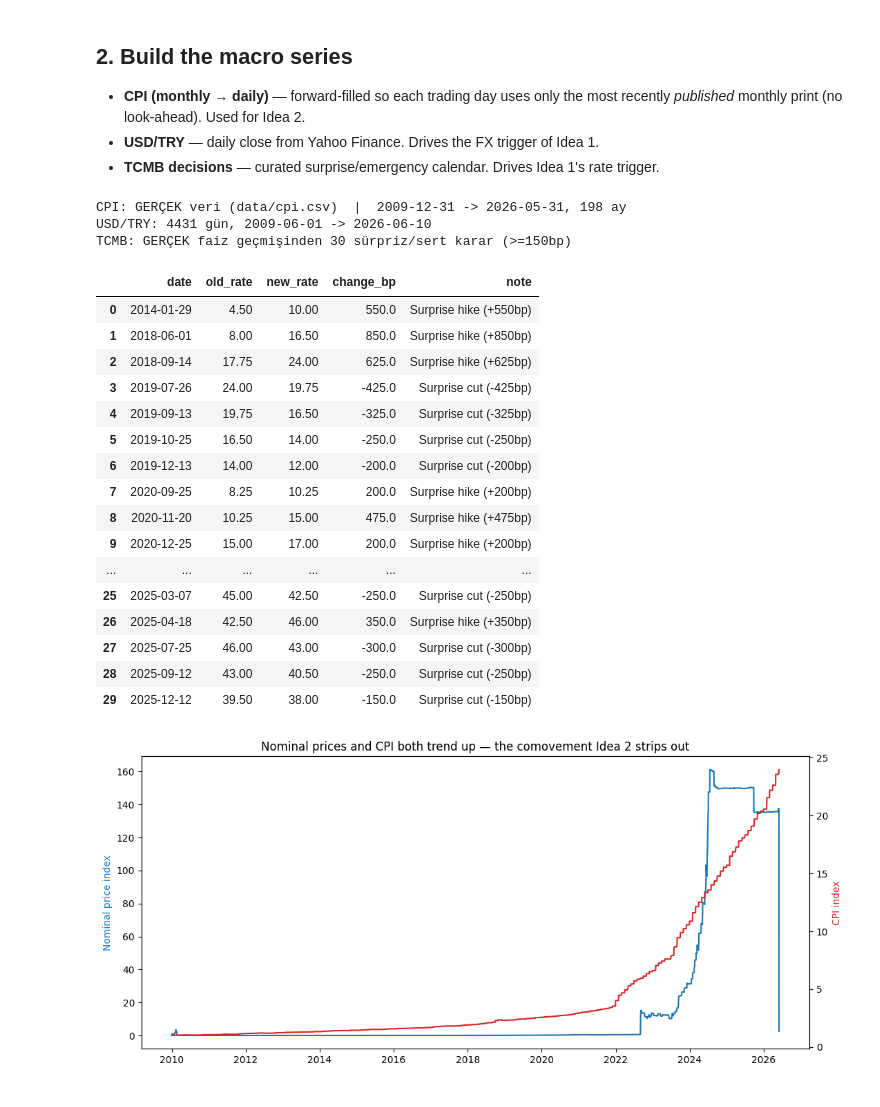
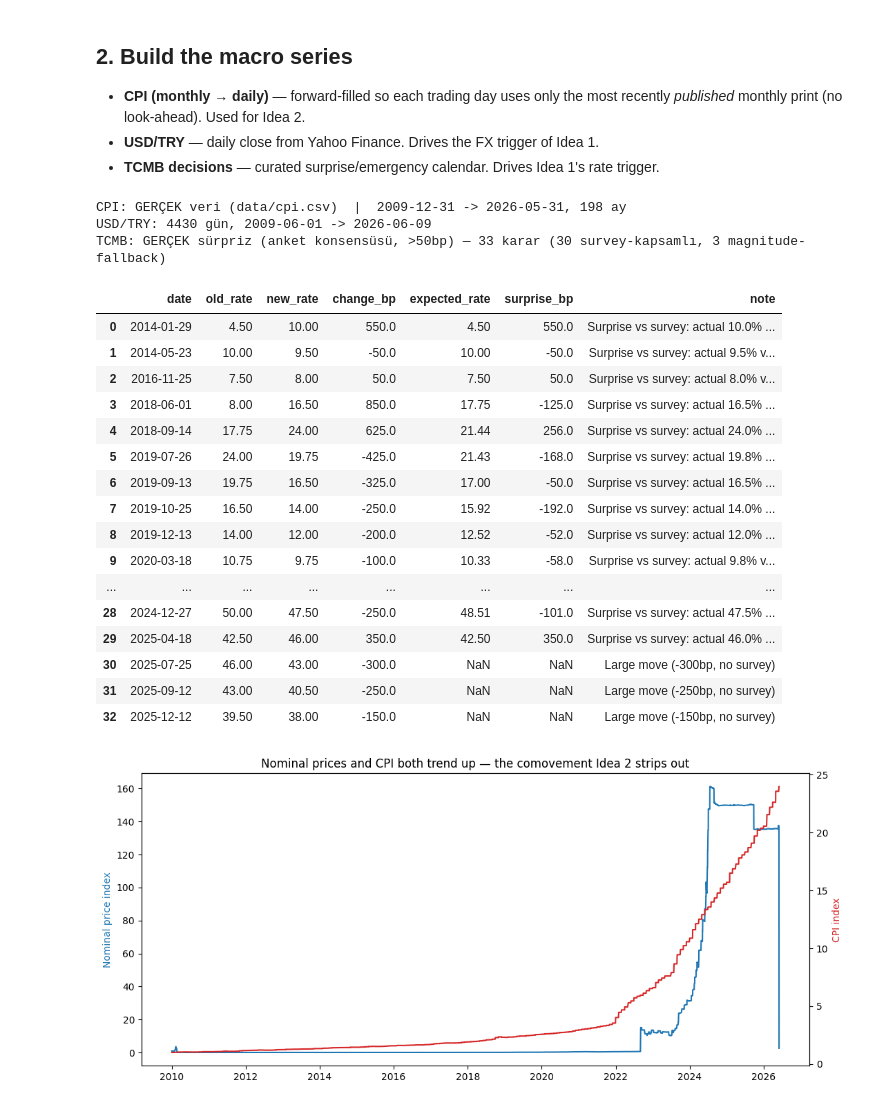
Before and after one commit to ferkayde/pairs_trading, a Jupyter notebook: bist_experimental/experimental_ideas.ipynb, the cells around one changed output. Saved outputs shown, nothing was run; the diff lists cells and outputs as text; code cells hidden in the pictures.

```diff
--- a/bist_experimental/experimental_ideas.ipynb
+++ b/bist_experimental/experimental_ideas.ipynb
@@ -76,48 +76,59 @@ Working universe (>= 378 valid days): 560 tickers  (~156,520 pairs/window)
 # %%
 # CPI: gerçek EVDS CSV'si varsa onu, yoksa rekonstrüksiyonu kullan.
 cpi_csv = Path("data/cpi.csv")
 cpi_monthly = load_cpi_monthly(csv_path=str(cpi_csv)) if cpi_csv.exists() else load_cpi_monthly()
 print(("CPI: GERÇEK veri (data/cpi.csv)" if cpi_csv.exists()
        else "CPI: rekonstrüksiyon (data/cpi.csv yok)") +
       f"  |  {cpi_monthly.index.min().date()} -> {cpi_monthly.index.max().date()}, {len(cpi_monthly)} ay")
 cpi_daily   = load_cpi_daily(cpi_monthly, prices.index)
 real_prices = deflate_prices(prices, cpi_daily)        # CPI-deflated (Idea 2)
 
 try:
     usdtry = download_usdtry(start="2009-06-01")
     print(f"USD/TRY: {len(usdtry)} gün, {usdtry.index.min().date()} -> {usdtry.index.max().date()}")
 except Exception as e:
     print("USD/TRY indirilemedi (offline?). FX tetikleyici atlanacak.\n ", e)
     usdtry = None
 
-# TCMB: GERÇEK politika faizi geçmişinden sürpriz kararları (>=150bp) otomatik çıkar.
-rate_csv = Path("data/tcmb_rate.csv")
-tcmb = (load_tcmb_decisions(csv_path=str(rate_csv), surprise_bp=150.0)
-        if rate_csv.exists() else load_tcmb_decisions())
-print(("TCMB: GERÇEK faiz geçmişinden " if rate_csv.exists() else "TCMB: kurasyonlu liste — ")
-      + f"{len(tcmb)} sürpriz/sert karar (>=150bp)")
+# TCMB sürpriz kararları. Anket (data/tcmb_survey.csv) varsa GERÇEK sürpriz
+# = |gerçek − konsensüs| > 50bp (ideas.md); yoksa magnitude proxy (>=150bp).
+rate_csv   = Path("data/tcmb_rate.csv")
+survey_csv = Path("data/tcmb_survey.csv")
+if rate_csv.exists():
+    tcmb = load_tcmb_decisions(
+        csv_path=str(rate_csv), surprise_bp=150.0,
+        survey_csv=str(survey_csv) if survey_csv.exists() else None)
+    if survey_csv.exists():
+        n_true = tcmb["expected_rate"].notna().sum() if "expected_rate" in tcmb else 0
+        print(f"TCMB: GERÇEK sürpriz (anket konsensüsü, >50bp) — {len(tcmb)} karar "
+              f"({n_true} survey-kapsamlı, {len(tcmb)-n_true} magnitude-fallback)")
+    else:
+        print(f"TCMB: magnitude proxy (>=150bp) — {len(tcmb)} karar")
+else:
+    tcmb = load_tcmb_decisions()
+    print(f"TCMB: kurasyonlu liste — {len(tcmb)} karar")
 tcmb
 # %% [output]
 CPI: GERÇEK veri (data/cpi.csv)  |  2009-12-31 -> 2026-05-31, 198 ay
-USD/TRY: 4431 gün, 2009-06-01 -> 2026-06-10
-TCMB: GERÇEK faiz geçmişinden 30 sürpriz/sert karar (>=150bp)
+USD/TRY: 4430 gün, 2009-06-01 -> 2026-06-09
+TCMB: GERÇEK sürpriz (anket konsensüsü, >50bp) — 33 karar (30 survey-kapsamlı, 3 magnitude-fallback)
-|  | date | old_rate | new_rate | change_bp | note |
-| 0 | 2014-01-29 | 4.50 | 10.00 | 550.0 | Surprise hike (+550bp) |
-| 1 | 2018-06-01 | 8.00 | 16.50 | 850.0 | Surprise hike (+850bp) |
-| 2 | 2018-09-14 | 17.75 | 24.00 | 625.0 | Surprise hike (+625bp) |
-| 3 | 2019-07-26 | 24.00 | 19.75 | -425.0 | Surprise cut (-425bp) |
-| 4 | 2019-09-13 | 19.75 | 16.50 | -325.0 | Surprise cut (-325bp) |
-| 5 | 2019-10-25 | 16.50 | 14.00 | -250.0 | Surprise cut (-250bp) |
-| 6 | 2019-12-13 | 14.00 | 12.00 | -200.0 | Surprise cut (-200bp) |
-| 7 | 2020-09-25 | 8.25 | 10.25 | 200.0 | Surprise hike (+200bp) |
-| 8 | 2020-11-20 | 10.25 | 15.00 | 475.0 | Surprise hike (+475bp) |
-| 9 | 2020-12-25 | 15.00 | 17.00 | 200.0 | Surprise hike (+200bp) |
-| ... | ... | ... | ... | ... | ... |
-| 25 | 2025-03-07 | 45.00 | 42.50 | -250.0 | Surprise cut (-250bp) |
-| 26 | 2025-04-18 | 42.50 | 46.00 | 350.0 | Surprise hike (+350bp) |
-| 27 | 2025-07-25 | 46.00 | 43.00 | -300.0 | Surprise cut (-300bp) |
-| 28 | 2025-09-12 | 43.00 | 40.50 | -250.0 | Surprise cut (-250bp) |
-| 29 | 2025-12-12 | 39.50 | 38.00 | -150.0 | Surprise cut (-150bp) |
+|  | date | old_rate | new_rate | change_bp | expected_rate | surprise_bp | note |
+| 0 | 2014-01-29 | 4.50 | 10.00 | 550.0 | 4.50 | 550.0 | Surprise vs survey: actual 10.0% ... |
+| 1 | 2014-05-23 | 10.00 | 9.50 | -50.0 | 10.00 | -50.0 | Surprise vs survey: actual 9.5% v... |
+| 2 | 2016-11-25 | 7.50 | 8.00 | 50.0 | 7.50 | 50.0 | Surprise vs survey: actual 8.0% v... |
+| 3 | 2018-06-01 | 8.00 | 16.50 | 850.0 | 17.75 | -125.0 | Surprise vs survey: actual 16.5% ... |
+| 4 | 2018-09-14 | 17.75 | 24.00 | 625.0 | 21.44 | 256.0 | Surprise vs survey: actual 24.0% ... |
+| 5 | 2019-07-26 | 24.00 | 19.75 | -425.0 | 21.43 | -168.0 | Surprise vs survey: actual 19.8% ... |
+| 6 | 2019-09-13 | 19.75 | 16.50 | -325.0 | 17.00 | -50.0 | Surprise vs survey: actual 16.5% ... |
+| 7 | 2019-10-25 | 16.50 | 14.00 | -250.0 | 15.92 | -192.0 | Surprise vs survey: actual 14.0% ... |
+| 8 | 2019-12-13 | 14.00 | 12.00 | -200.0 | 12.52 | -52.0 | Surprise vs survey: actual 12.0% ... |
+| 9 | 2020-03-18 | 10.75 | 9.75 | -100.0 | 10.33 | -58.0 | Surprise vs survey: actual 9.8% v... |
+| ... | ... | ... | ... | ... | ... | ... | ... |
+| 28 | 2024-12-27 | 50.00 | 47.50 | -250.0 | 48.51 | -101.0 | Surprise vs survey: actual 47.5% ... |
+| 29 | 2025-04-18 | 42.50 | 46.00 | 350.0 | 42.50 | 350.0 | Surprise vs survey: actual 46.0% ... |
+| 30 | 2025-07-25 | 46.00 | 43.00 | -300.0 | NaN | NaN | Large move (-300bp, no survey) |
+| 31 | 2025-09-12 | 43.00 | 40.50 | -250.0 | NaN | NaN | Large move (-250bp, no survey) |
+| 32 | 2025-12-12 | 39.50 | 38.00 | -150.0 | NaN | NaN | Large move (-150bp, no survey) |
 # %%
 # Visualise CPI vs. a nominal price index to motivate Idea 2.
 fig, ax1 = plt.subplots()
```
Also changed, not shown: parts of 6 cells of this notebook, 7 other files.
